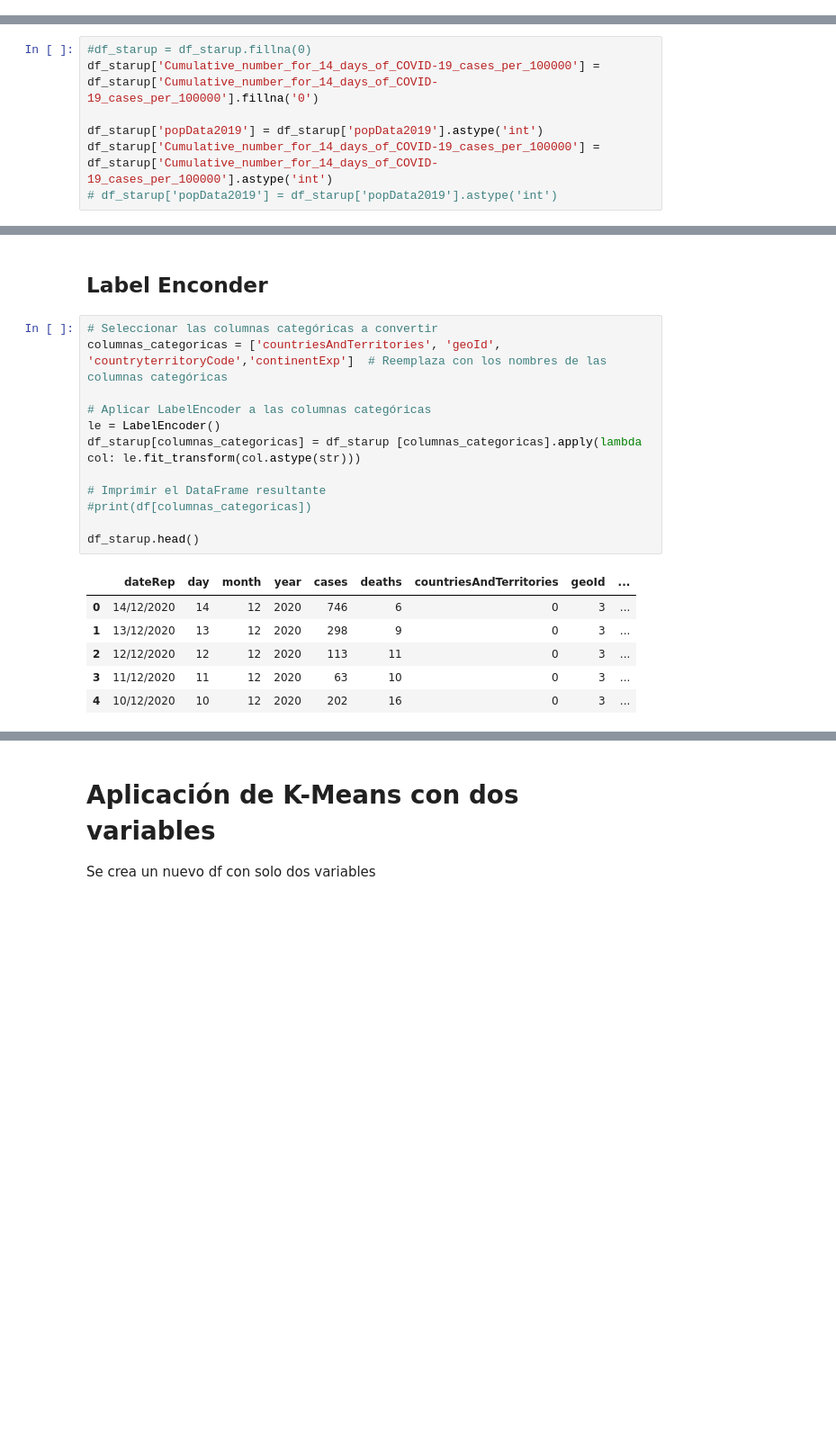
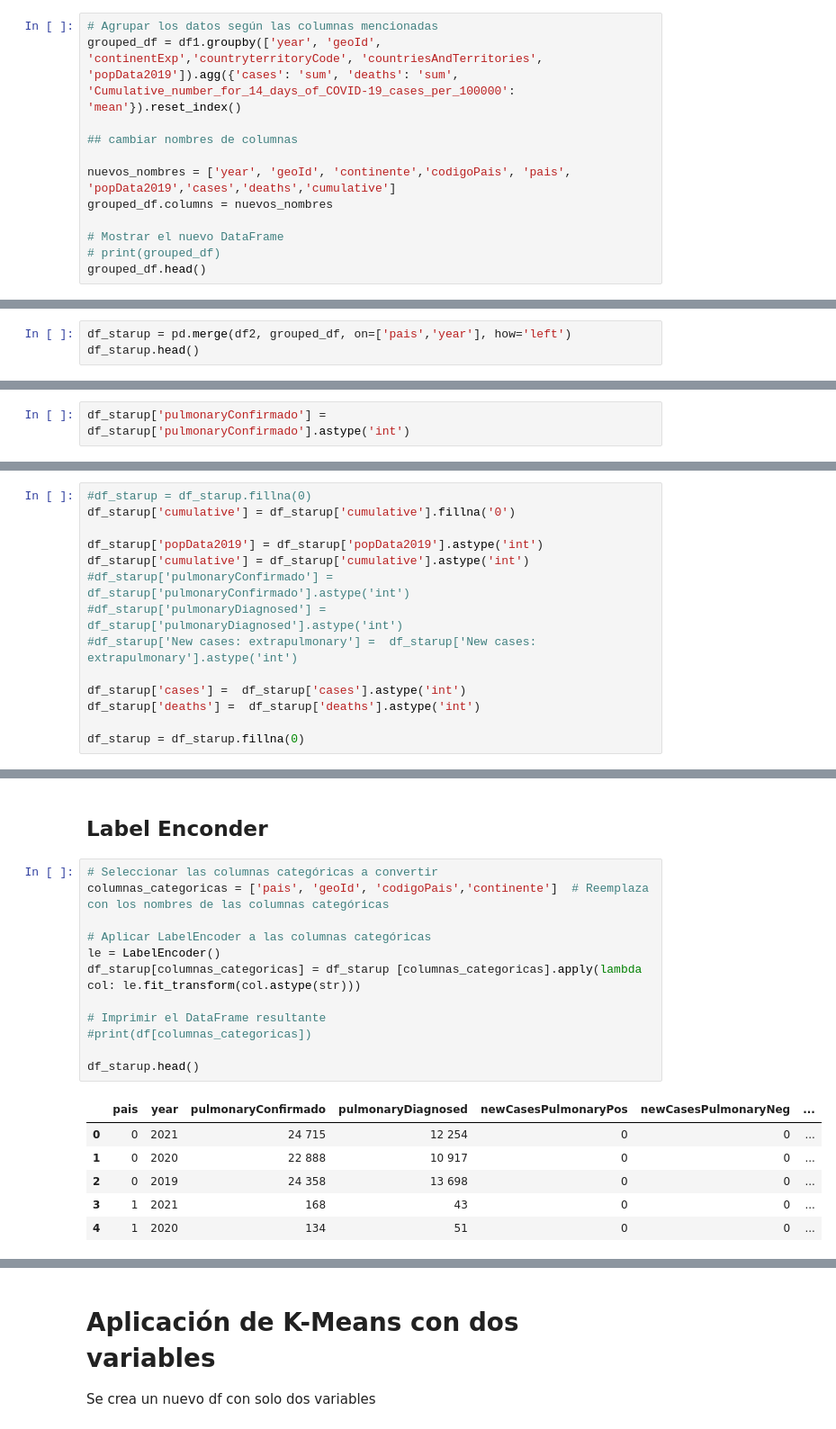
Before and after one commit to Taniapcc/tareaUnir, a Jupyter notebook: Clustering_Trabajo_Grupal.ipynb, the cells around one changed output, grey strips where cells are left out. Shown at 90% size. Saved outputs shown, nothing was run; the diff lists cells and outputs as text; blank space fills up the shorter version.

```diff
--- a/Clustering_Trabajo_Grupal.ipynb
+++ b/Clustering_Trabajo_Grupal.ipynb
@@ -99,0 +193,12 @@ df_starup.tail()
+# %%
+# Agrupar los datos según las columnas mencionadas
+grouped_df = df1.groupby(['year', 'geoId', 'continentExp','countryterritoryCode', 'countriesAndTerritories', 'popData2019']).agg({'cases': 'sum', 'deaths': 'sum', 'Cumulative_number_for_14_days_of_COVID-19_cases_per_100000': 'mean'}).reset_index()
+
+## cambiar nombres de columnas
+
+nuevos_nombres = ['year', 'geoId', 'continente','codigoPais', 'pais', 'popData2019','cases','deaths','cumulative']
+grouped_df.columns = nuevos_nombres
+
+# Mostrar el nuevo DataFrame
+# print(grouped_df)
+grouped_df.head()
@@ -99,0 +214,3 @@ df_starup.tail()
+# %%
+df_starup = pd.merge(df2, grouped_df, on=['pais','year'], how='left')
+df_starup.head()
@@ -115,0 +246,2 @@ dtype: int64
+# %%
+df_starup['pulmonaryConfirmado'] = df_starup['pulmonaryConfirmado'].astype('int')
@@ -154,8 +277,15 @@ df_starup = df_starup.fillna(0)
 Reemplazar tipos de datos
 # %%
 #df_starup = df_starup.fillna(0)
-df_starup['Cumulative_number_for_14_days_of_COVID-19_cases_per_100000'] = df_starup['Cumulative_number_for_14_days_of_COVID-19_cases_per_100000'].fillna('0')
+df_starup['cumulative'] = df_starup['cumulative'].fillna('0')
 
 df_starup['popData2019'] = df_starup['popData2019'].astype('int')
-df_starup['Cumulative_number_for_14_days_of_COVID-19_cases_per_100000'] = df_starup['Cumulative_number_for_14_days_of_COVID-19_cases_per_100000'].astype('int')
-# df_starup['popData2019'] = df_starup['popData2019'].astype('int')
+df_starup['cumulative'] = df_starup['cumulative'].astype('int')
+#df_starup['pulmonaryConfirmado'] =  df_starup['pulmonaryConfirmado'].astype('int')
+#df_starup['pulmonaryDiagnosed'] =  df_starup['pulmonaryDiagnosed'].astype('int')
+#df_starup['New cases: extrapulmonary'] =  df_starup['New cases: extrapulmonary'].astype('int')
+
+df_starup['cases'] =  df_starup['cases'].astype('int')
+df_starup['deaths'] =  df_starup['deaths'].astype('int')
+
+df_starup = df_starup.fillna(0)
@@ -163,23 +295,23 @@ df_starup['Cumulative_number_for_14_days_of_COVID-19_cases_per_100000'] = df_sta
 ## Label Enconder
 # %%
 # Seleccionar las columnas categóricas a convertir
-columnas_categoricas = ['countriesAndTerritories', 'geoId', 'countryterritoryCode','continentExp']  # Reemplaza con los nombres de las columnas categóricas
+columnas_categoricas = ['pais', 'geoId', 'codigoPais','continente']  # Reemplaza con los nombres de las columnas categóricas
 
 # Aplicar LabelEncoder a las columnas categóricas
 le = LabelEncoder()
 df_starup[columnas_categoricas] = df_starup [columnas_categoricas].apply(lambda col: le.fit_transform(col.astype(str)))
 
 # Imprimir el DataFrame resultante
 #print(df[columnas_categoricas])
 
 df_starup.head()
 # %% [output]
-|  | dateRep | day | month | year | cases | deaths | countriesAndTerritories | geoId | ... |
-| 0 | 14/12/2020 | 14 | 12 | 2020 | 746 | 6 | 0 | 3 | ... |
-| 1 | 13/12/2020 | 13 | 12 | 2020 | 298 | 9 | 0 | 3 | ... |
-| 2 | 12/12/2020 | 12 | 12 | 2020 | 113 | 11 | 0 | 3 | ... |
-| 3 | 11/12/2020 | 11 | 12 | 2020 | 63 | 10 | 0 | 3 | ... |
-| 4 | 10/12/2020 | 10 | 12 | 2020 | 202 | 16 | 0 | 3 | ... |
+|  | pais | year | pulmonaryConfirmado | pulmonaryDiagnosed | newCasesPulmonaryPos | newCasesPulmonaryNeg | ... |
+| 0 | 0 | 2021 | 24 715 | 12 254 | 0 | 0 | ... |
+| 1 | 0 | 2020 | 22 888 | 10 917 | 0 | 0 | ... |
+| 2 | 0 | 2019 | 24 358 | 13 698 | 0 | 0 | ... |
+| 3 | 1 | 2021 | 168 | 43 | 0 | 0 | ... |
+| 4 | 1 | 2020 | 134 | 51 | 0 | 0 | ... |
 # %%
  df_starup.describe()
 # %% [output]
```
Also changed, not shown: parts of 26 cells of this notebook.
